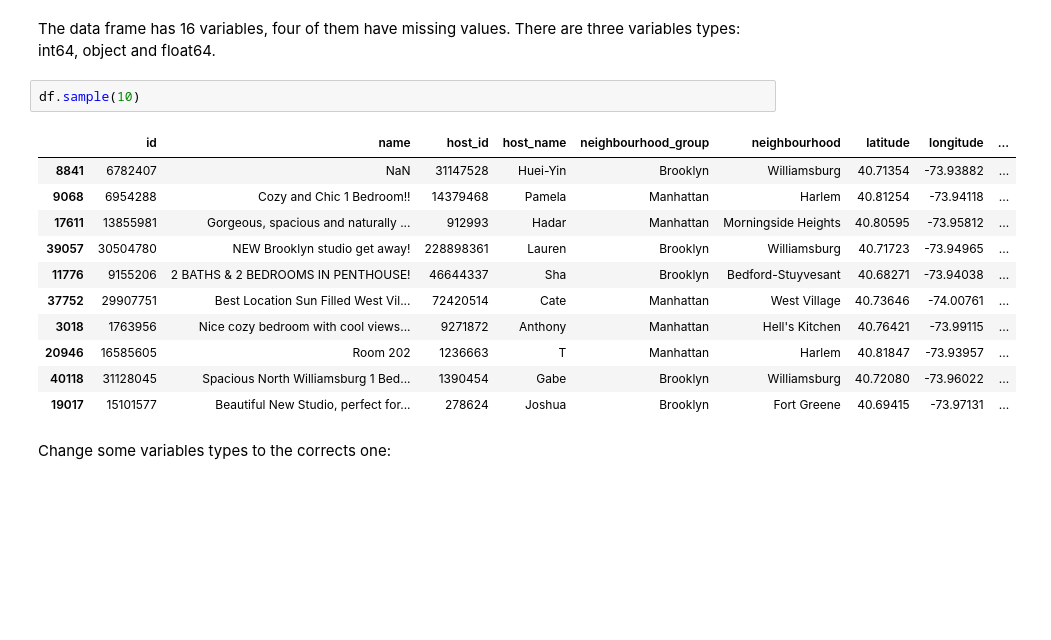
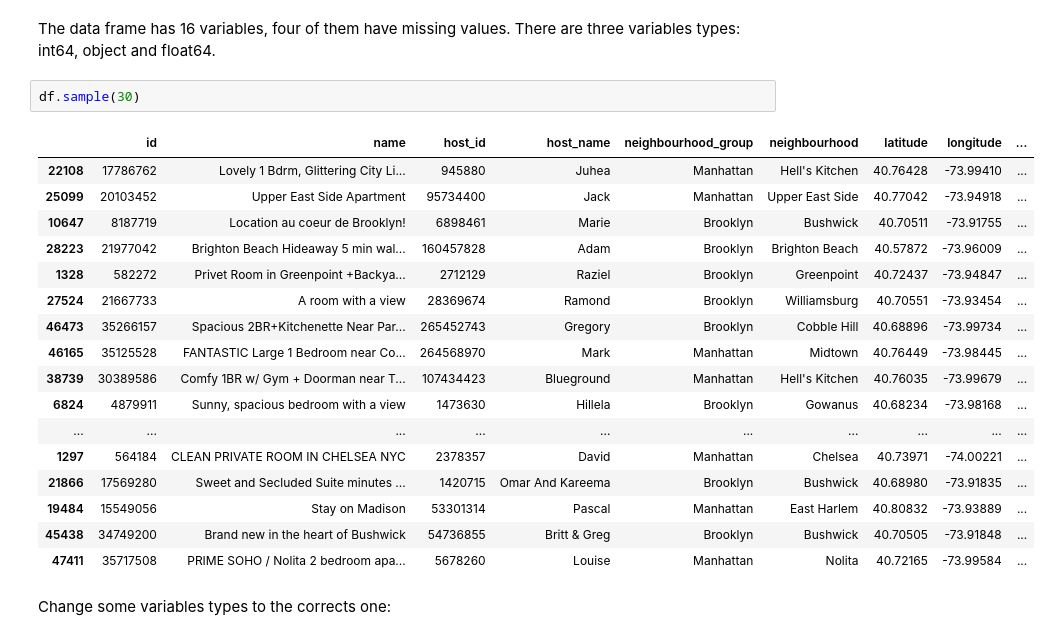
Before and after one commit to camidelgado/machine-learning-python-template, a Jupyter notebook: src/explore.ipynb, the cells around one changed output. Drawn from its saved outputs; the diff is of its cells as text; blank space fills up the shorter version.

```diff
--- a/src/explore.ipynb
+++ b/src/explore.ipynb
@@ -43,19 +44,25 @@ memory usage: 6.0+ MB
 # %% [markdown]
 The data frame has 16 variables, four of them have missing values. There are three variables types: int64, object and float64.
 # %%
-df.sample(10)
+df.sample(30)
 # %% [output]
 |  | id | name | host_id | host_name | neighbourhood_group | neighbourhood | latitude | longitude | ... |
-| 8841 | 6782407 | NaN | 31147528 | Huei-Yin | Brooklyn | Williamsburg | 40.71354 | -73.93882 | ... |
-| 9068 | 6954288 | Cozy and Chic 1 Bedroom!! | 14379468 | Pamela | Manhattan | Harlem | 40.81254 | -73.94118 | ... |
-| 17611 | 13855981 | Gorgeous, spacious and naturally ... | 912993 | Hadar | Manhattan | Morningside Heights | 40.80595 | -73.95812 | ... |
-| 39057 | 30504780 | NEW Brooklyn studio get away! | 228898361 | Lauren | Brooklyn | Williamsburg | 40.71723 | -73.94965 | ... |
-| 11776 | 9155206 | 2 BATHS & 2 BEDROOMS IN PENTHOUSE! | 46644337 | Sha | Brooklyn | Bedford-Stuyvesant | 40.68271 | -73.94038 | ... |
-| 37752 | 29907751 | Best Location Sun Filled West Vil... | 72420514 | Cate | Manhattan | West Village | 40.73646 | -74.00761 | ... |
-| 3018 | 1763956 | Nice cozy bedroom with cool views... | 9271872 | Anthony | Manhattan | Hell's Kitchen | 40.76421 | -73.99115 | ... |
-| 20946 | 16585605 | Room 202 | 1236663 | T | Manhattan | Harlem | 40.81847 | -73.93957 | ... |
-| 40118 | 31128045 | Spacious North Williamsburg 1 Bed... | 1390454 | Gabe | Brooklyn | Williamsburg | 40.72080 | -73.96022 | ... |
-| 19017 | 15101577 | Beautiful New Studio, perfect for... | 278624 | Joshua | Brooklyn | Fort Greene | 40.69415 | -73.97131 | ... |
+| 22108 | 17786762 | Lovely 1 Bdrm, Glittering City Li... | 945880 | Juhea | Manhattan | Hell's Kitchen | 40.76428 | -73.99410 | ... |
+| 25099 | 20103452 | Upper East Side Apartment | 95734400 | Jack | Manhattan | Upper East Side | 40.77042 | -73.94918 | ... |
+| 10647 | 8187719 | Location au coeur de Brooklyn! | 6898461 | Marie | Brooklyn | Bushwick | 40.70511 | -73.91755 | ... |
+| 28223 | 21977042 | Brighton Beach Hideaway 5 min wal... | 160457828 | Adam | Brooklyn | Brighton Beach | 40.57872 | -73.96009 | ... |
+| 1328 | 582272 | Privet Room in Greenpoint +Backya... | 2712129 | Raziel | Brooklyn | Greenpoint | 40.72437 | -73.94847 | ... |
+| 27524 | 21667733 | A room with a view | 28369674 | Ramond | Brooklyn | Williamsburg | 40.70551 | -73.93454 | ... |
+| 46473 | 35266157 | Spacious 2BR+Kitchenette Near Par... | 265452743 | Gregory | Brooklyn | Cobble Hill | 40.68896 | -73.99734 | ... |
+| 46165 | 35125528 | FANTASTIC Large 1 Bedroom near Co... | 264568970 | Mark | Manhattan | Midtown | 40.76449 | -73.98445 | ... |
+| 38739 | 30389586 | Comfy 1BR w/ Gym + Doorman near T... | 107434423 | Blueground | Manhattan | Hell's Kitchen | 40.76035 | -73.99679 | ... |
+| 6824 | 4879911 | Sunny, spacious bedroom with a view | 1473630 | Hillela | Brooklyn | Gowanus | 40.68234 | -73.98168 | ... |
+| ... | ... | ... | ... | ... | ... | ... | ... | ... | ... |
+| 1297 | 564184 | CLEAN PRIVATE ROOM IN CHELSEA NYC | 2378357 | David | Manhattan | Chelsea | 40.73971 | -74.00221 | ... |
+| 21866 | 17569280 | Sweet and Secluded Suite minutes ... | 1420715 | Omar And Kareema | Brooklyn | Bushwick | 40.68980 | -73.91835 | ... |
+| 19484 | 15549056 | Stay on Madison | 53301314 | Pascal | Manhattan | East Harlem | 40.80832 | -73.93889 | ... |
+| 45438 | 34749200 | Brand new in the heart of Bushwick | 54736855 | Britt & Greg | Brooklyn | Bushwick | 40.70505 | -73.91848 | ... |
+| 47411 | 35717508 | PRIME SOHO / Nolita 2 bedroom apa... | 5678260 | Louise | Manhattan | Nolita | 40.72165 | -73.99584 | ... |
 # %% [markdown]
 Change some variables types to the corrects one:
 # %%
```
Also changed, not shown: parts of 14 cells of this notebook.
